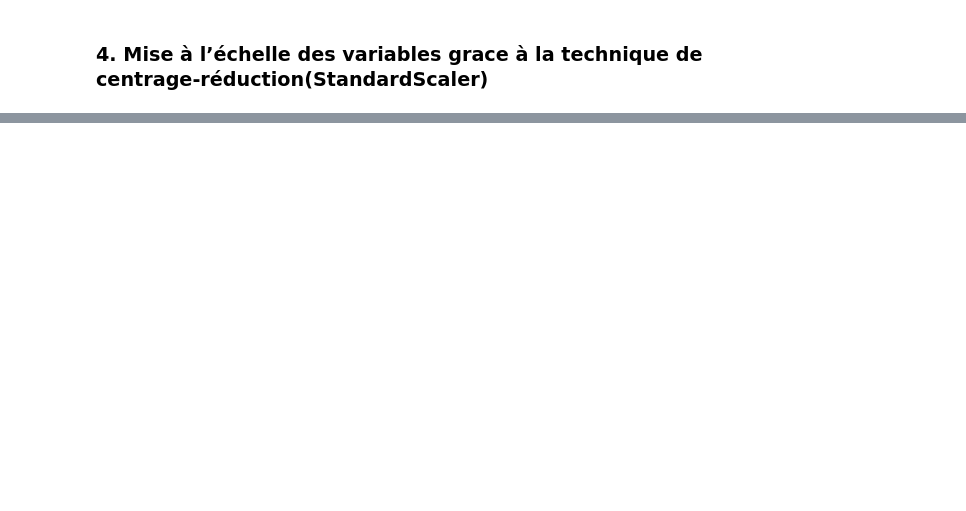
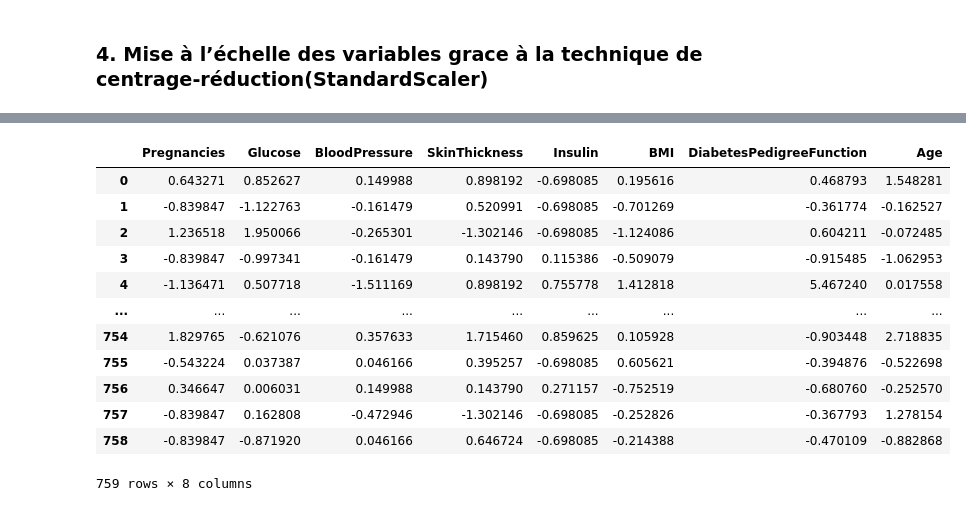
Before and after one commit to r00tMG/risque_diabete_par_analyse_clinique_model_apprentissage, a Jupyter notebook: script.ipynb, the cells around one changed output, grey strips where cells are left out. Cells and saved outputs as stored; diff of their text form; code cells hidden in the pictures; blank space fills up the shorter version.

```diff
--- a/script.ipynb
+++ b/script.ipynb
@@ -234,6 +295,20 @@ pip install scikit-learn
 # %%
 from sklearn.preprocessing import StandardScaler
 
 scaler = StandardScaler()
-df_clean = pd.DataFrame(scaler.fit_transform(df_clean), columns=df_clean.columns)
-df_clean
+X_scaled = pd.DataFrame(scaler.fit_transform(df_clean), columns=df_clean.columns)
+X_scaled
+# %% [output]
+|  | Pregnancies | Glucose | BloodPressure | SkinThickness | Insulin | BMI | DiabetesPedigreeFunction | Age |
+| 0 | 0.643271 | 0.852627 | 0.149988 | 0.898192 | -0.698085 | 0.195616 | 0.468793 | 1.548281 |
+| 1 | -0.839847 | -1.122763 | -0.161479 | 0.520991 | -0.698085 | -0.701269 | -0.361774 | -0.162527 |
+| 2 | 1.236518 | 1.950066 | -0.265301 | -1.302146 | -0.698085 | -1.124086 | 0.604211 | -0.072485 |
+| 3 | -0.839847 | -0.997341 | -0.161479 | 0.143790 | 0.115386 | -0.509079 | -0.915485 | -1.062953 |
+| 4 | -1.136471 | 0.507718 | -1.511169 | 0.898192 | 0.755778 | 1.412818 | 5.467240 | 0.017558 |
+| ... | ... | ... | ... | ... | ... | ... | ... | ... |
+| 754 | 1.829765 | -0.621076 | 0.357633 | 1.715460 | 0.859625 | 0.105928 | -0.903448 | 2.718835 |
+| 755 | -0.543224 | 0.037387 | 0.046166 | 0.395257 | -0.698085 | 0.605621 | -0.394876 | -0.522698 |
+| 756 | 0.346647 | 0.006031 | 0.149988 | 0.143790 | 0.271157 | -0.752519 | -0.680760 | -0.252570 |
+| 757 | -0.839847 | 0.162808 | -0.472946 | -1.302146 | -0.698085 | -0.252826 | -0.367793 | 1.278154 |
+| 758 | -0.839847 | -0.871920 | 0.046166 | 0.646724 | -0.698085 | -0.214388 | -0.470109 | -0.882868 |
+759 rows × 8 columns
```
Also changed, not shown: parts of 21 cells of this notebook.
